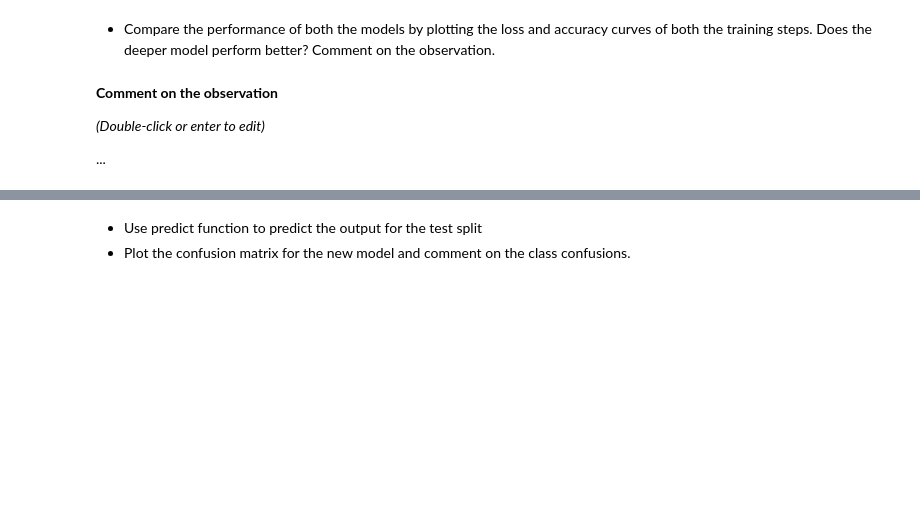
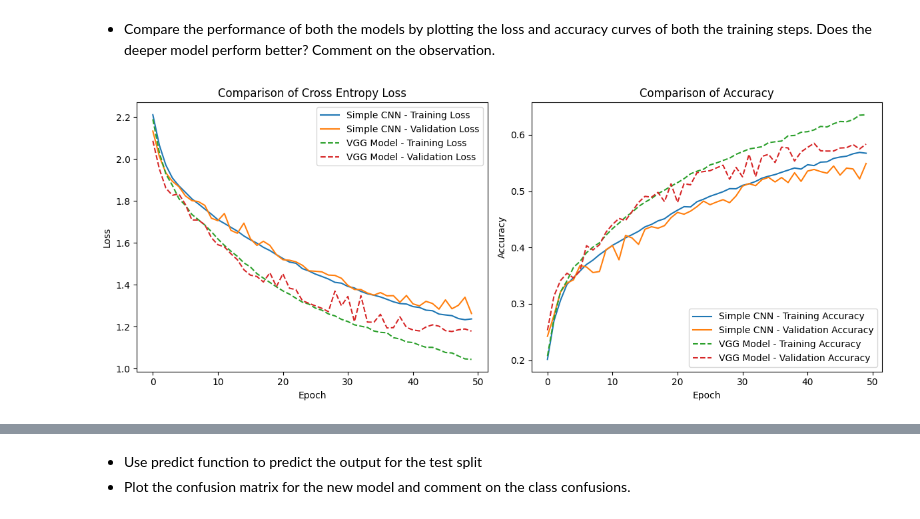
Before and after one commit to dudamelloa/lab-image-classification-using-convolutional-neural-networks, a Jupyter notebook: main.ipynb, the cells around one changed output, grey strips where cells are left out. Drawn from its saved outputs; the diff is of its cells as text; code cells hidden in the pictures; blank space fills up the shorter version.

```diff
--- a/main.ipynb
+++ b/main.ipynb
@@ -179,3 +280,16 @@ clear_session()
 *   Use the above defined model to train CIFAR-10 and train the model for 50 epochs with a batch size of 512.
 # %%
 # Your code here :
+model_vgg.compile(
+    loss='categorical_crossentropy',
+    optimizer='SGD',
+    metrics=['accuracy']
+)
+# %%
+history_vgg = model_vgg.fit(
+    x_train, y_train,
+    epochs=50,
+    batch_size=512,
+    validation_data=(x_test, y_test),
+    verbose=1
+)
@@ -186,6 +316,31 @@ clear_session()
-# %% [markdown]
-**Comment on the observation**
-
-*(Double-click or enter to edit)*
-
-...
+# %%
+# Your code here :import matplotlib.pyplot as plt
+
+plt.figure(figsize=(12, 5))
+
+# ---- LOSS COMPARISON ----
+plt.subplot(1, 2, 1)
+plt.plot(history.history['loss'], label='Simple CNN - Training Loss')
+plt.plot(history.history['val_loss'], label='Simple CNN - Validation Loss')
+plt.plot(history_vgg.history['loss'], label='VGG Model - Training Loss', linestyle='--')
+plt.plot(history_vgg.history['val_loss'], label='VGG Model - Validation Loss', linestyle='--')
+plt.title('Comparison of Cross Entropy Loss')
+plt.xlabel('Epoch')
+plt.ylabel('Loss')
+plt.legend()
+
+# ---- ACCURACY COMPARISON ----
+plt.subplot(1, 2, 2)
+plt.plot(history.history['accuracy'], label='Simple CNN - Training Accuracy')
+plt.plot(history.history['val_accuracy'], label='Simple CNN - Validation Accuracy')
+plt.plot(history_vgg.history['accuracy'], label='VGG Model - Training Accuracy', linestyle='--')
+plt.plot(history_vgg.history['val_accuracy'], label='VGG Model - Validation Accuracy', linestyle='--')
+plt.title('Comparison of Accuracy')
+plt.xlabel('Epoch')
+plt.ylabel('Accuracy')
+plt.legend()
+
+plt.tight_layout()
+plt.show()
+# %% [output]
+[figure, added]
```
Also changed, not shown: parts of 27 cells of this notebook.
